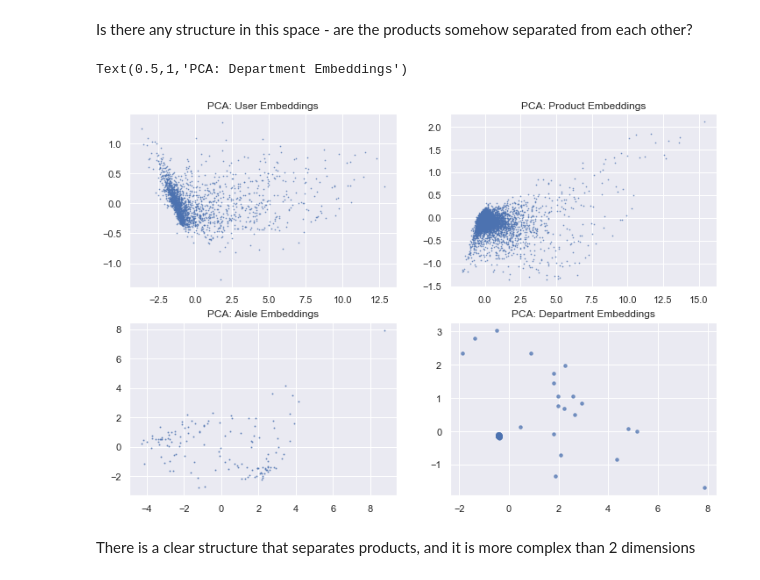
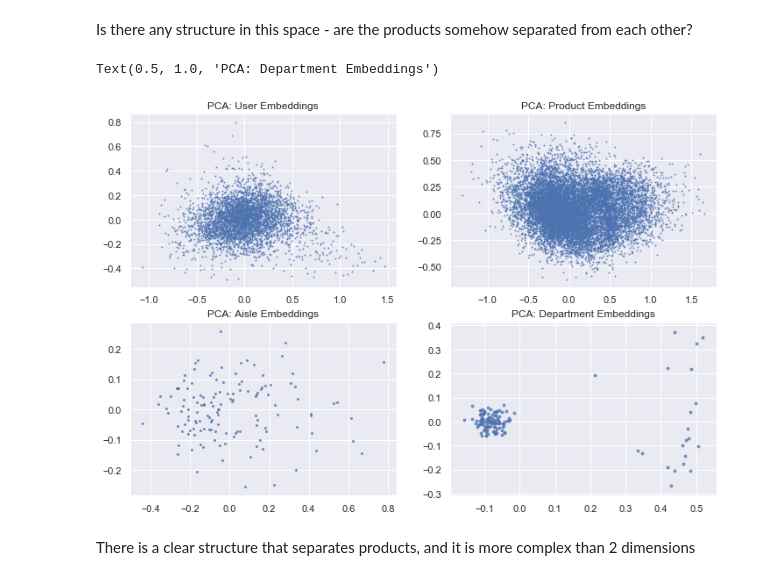
Before and after one commit to datafeelings/cuny_master_thesis, a Jupyter notebook: keras_classification_reorder.ipynb, the cells around one changed output. Cells and saved outputs as stored; diff of their text form; code cells hidden in the pictures.

```diff
--- a/keras_classification_reorder.ipynb
+++ b/keras_classification_reorder.ipynb
@@ -53,7 +57,7 @@ order_prod_prior.head()
 
 random.seed(2018)
 
-samples = 2000
+samples = 10000
 all_user_ids = set(orders["user_id"].unique())
 sampled_user_ids = sorted(random.sample(all_user_ids,samples))
 
@@ -154,9 +181,9 @@ Index(['order_id', 'user_id', 'eval_set', 'order_number', 'order_dow',
       dtype='object')
 # %%
 latent_dim_user = 10
-latent_dim_product = 30
+latent_dim_product = 20
 latent_dim_aisle = 10
-latent_dim_dept = 10
+latent_dim_dept = 5
 
 
 user_input = Input(shape=[1], name="User-Input")
@@ -165,6 +192,7 @@ user_vec = Flatten(name="Flatten-Users")(user_embedding) # make a vector for the
 
 prod_input = Input(shape=[1], name="Product-Input")
 prod_embedding = Embedding(product_vocab_size, latent_dim_product, name="Product-Embedding")(prod_input)
+# dropout_0 = Dropout(0.5,name='Dropout-0')(prod_embedding)
 prod_vec = Flatten(name="Flatten-Products")(prod_embedding) # make a vector for the concat
 
 aisle_input = Input(shape=[1], name="Aisle-Input")
@@ -179,16 +207,19 @@ num_input = Input(shape=[5], name="Numeric-Input")
 
 concat = Concatenate()([user_vec, prod_vec, aisle_vec, dept_vec, num_input])
 
-dense_1 = Dense(20,name='FullyConnected-1',activation='relu')(concat)
+dense_1 = Dense(55,name='FullyConnected-1',activation='relu')(concat)
 dropout_1 = Dropout(0.5,name='Dropout-1')(dense_1)
 
 dense_2 = Dense(20,name='FullyConnected-2',activation='relu')(dropout_1)
 dropout_2 = Dropout(0.5,name='Dropout-2')(dense_2)
 
+# dense_3 = Dense(10,name='FullyConnected-3',activation='relu')(dropout_2)
+# dropout_3 = Dropout(0.5,name='Dropout-3')(dense_3)
+
 output = Dense(1,name='FullyConnected-Output', activation='sigmoid')(dropout_2)
 
 model = Model([user_input, prod_input, aisle_input, dept_input, num_input], output)
-model.compile(loss='binary_crossentropy', optimizer='rmsprop', metrics=['accuracy'])
+model.compile(loss='binary_crossentropy', optimizer='adam', metrics=['accuracy'])
 # %%
 # del model
 # %%
@@ -212,11 +243,18 @@ Trainable params: 669,741
 Non-trainable params: 0
 __________________________________________________________________________________________________
 # %%
+# Set callback functions to early stop training and save the best model so far
+callbacks = [EarlyStopping(monitor='val_loss', patience=4),
+             ModelCheckpoint(filepath='best_model.h5', monitor='val_loss', save_best_only=True)]
+
+
 history = model.fit([train_subset.new_user_id, train_subset.new_product_id,
                      train_subset.new_aisle_id, train_subset.new_department_id,
                     train_subset[num_columns]],
                     train_subset.reordered,
+                    callbacks=callbacks,
                     validation_split = 0.1,
-                    epochs=5, verbose=1)
+                    batch_size=1000,
+                    epochs=20, verbose=1)
 model.save('classification_model.h5')
 # %% [output]
@@ -269,29 +317,29 @@ Is there any structure in this space - are the products somehow separated from e
 # %%
 from sklearn.decomposition import PCA
 import seaborn as sns; sns.set()
 import matplotlib.pyplot as plt
 
 pca = PCA(n_components=2)
 
 user_pca_result = pca.fit_transform(user_em_weights)
 prod_pca_result = pca.fit_transform(prod_em_weights)
 aisle_pca_result = pca.fit_transform(aisle_em_weights)
 dept_pca_result = pca.fit_transform(dept_em_weights)
 
 # prepare image and figure
 fig, ((ax1, ax2), (ax3, ax4)) = plt.subplots(2, 2,figsize = (12,8))
 
-ax1.scatter(x=user_pca_result[:,0], y=user_pca_result[:,1],alpha=0.7,s=0.5)
+ax1.scatter(x=user_pca_result[:,0], y=user_pca_result[:,1],alpha=0.7,s=1)
 ax1.set_title("PCA: User Embeddings")
-ax2.scatter(x=prod_pca_result[:,0], y=prod_pca_result[:,1],alpha=0.7,s=0.5)
+ax2.scatter(x=prod_pca_result[:,0], y=prod_pca_result[:,1],alpha=0.7,s=1)
 ax2.set_title("PCA: Product Embeddings")
-ax3.scatter(x=aisle_pca_result[:,0], y=aisle_pca_result[:,1],alpha=0.7,s=1)
+ax3.scatter(x=aisle_pca_result[:,0], y=aisle_pca_result[:,1],alpha=0.7,s=4)
 ax3.set_title("PCA: Aisle Embeddings")
-ax4.scatter(x=dept_pca_result[:,0], y=dept_pca_result[:,1],alpha=0.7,s=12)
+ax4.scatter(x=dept_pca_result[:,0], y=dept_pca_result[:,1],alpha=0.7,s=8)
 ax4.set_title("PCA: Department Embeddings")
 # %% [output]
-Text(0.5,1,'PCA: Department Embeddings')
+Text(0.5, 1.0, 'PCA: Department Embeddings')
-[figure, old version]
+[figure, new version]
 # %% [markdown]
 There is a clear structure that separates products, and it is more complex than 2 dimensions
 # %% [markdown]
```
Also changed, not shown: parts of 23 cells of this notebook, 2 other files.
